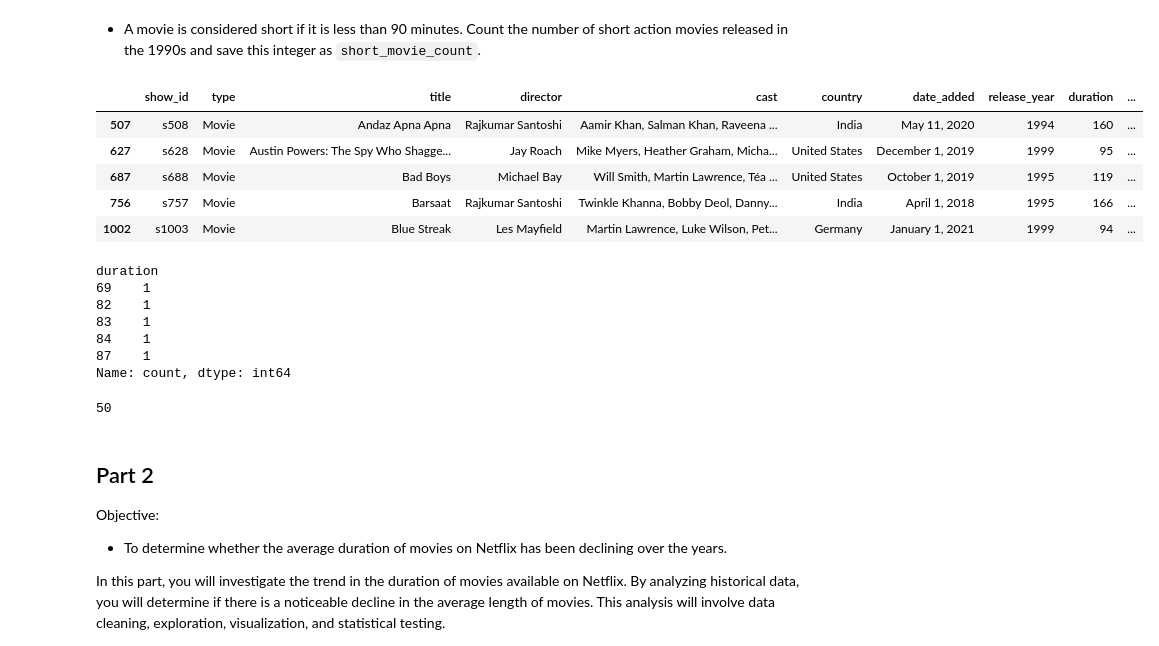
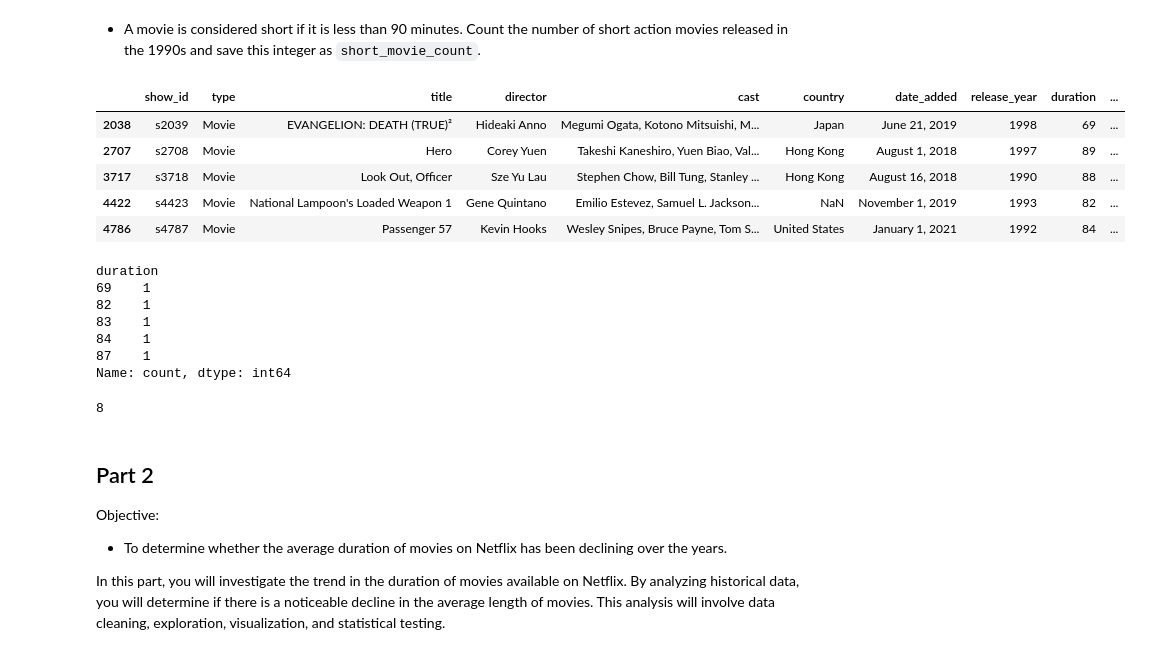
Before and after one commit to shigeokitamura/CICCC_lab, a Jupyter notebook: mini_project_2/main.ipynb, the cells around one changed output. Drawn from its saved outputs; the diff is of its cells as text; code cells hidden in the pictures.

```diff
--- a/mini_project_2/main.ipynb
+++ b/mini_project_2/main.ipynb
@@ -92,15 +92,15 @@ Name: proportion, dtype: float64
 # %% [markdown]
 * A movie is considered short if it is less than 90 minutes. Count the number of short action movies released in the 1990s and save this integer as `short_movie_count`.
 # %%
-short_action_movies_90s = df[(df['release_year'].between(1990, 1999)) & (df['genre'] == 'Action')]
+short_action_movies_90s = df[(df['release_year'].between(1990, 1999)) & (df['genre'] == 'Action') & (df['duration'] < 90)]
 short_action_movies_90s.head()
 # %% [output]
 |  | show_id | type | title | director | cast | country | date_added | release_year | duration | ... |
-| 507 | s508 | Movie | Andaz Apna Apna | Rajkumar Santoshi | Aamir Khan, Salman Khan, Raveena ... | India | May 11, 2020 | 1994 | 160 | ... |
-| 627 | s628 | Movie | Austin Powers: The Spy Who Shagge... | Jay Roach | Mike Myers, Heather Graham, Micha... | United States | December 1, 2019 | 1999 | 95 | ... |
-| 687 | s688 | Movie | Bad Boys | Michael Bay | Will Smith, Martin Lawrence, Téa ... | United States | October 1, 2019 | 1995 | 119 | ... |
-| 756 | s757 | Movie | Barsaat | Rajkumar Santoshi | Twinkle Khanna, Bobby Deol, Danny... | India | April 1, 2018 | 1995 | 166 | ... |
-| 1002 | s1003 | Movie | Blue Streak | Les Mayfield | Martin Lawrence, Luke Wilson, Pet... | Germany | January 1, 2021 | 1999 | 94 | ... |
+| 2038 | s2039 | Movie | EVANGELION: DEATH (TRUE)² | Hideaki Anno | Megumi Ogata, Kotono Mitsuishi, M... | Japan | June 21, 2019 | 1998 | 69 | ... |
+| 2707 | s2708 | Movie | Hero | Corey Yuen | Takeshi Kaneshiro, Yuen Biao, Val... | Hong Kong | August 1, 2018 | 1997 | 89 | ... |
+| 3717 | s3718 | Movie | Look Out, Officer | Sze Yu Lau | Stephen Chow, Bill Tung, Stanley ... | Hong Kong | August 16, 2018 | 1990 | 88 | ... |
+| 4422 | s4423 | Movie | National Lampoon's Loaded Weapon 1 | Gene Quintano | Emilio Estevez, Samuel L. Jackson... | NaN | November 1, 2019 | 1993 | 82 | ... |
+| 4786 | s4787 | Movie | Passenger 57 | Kevin Hooks | Wesley Snipes, Bruce Payne, Tom S... | United States | January 1, 2021 | 1992 | 84 | ... |
 # %%
 short_action_movies_90s['duration'].value_counts().sort_index().head()
 # %% [output]
@@ -115,7 +115,7 @@ Name: count, dtype: int64
 short_movie_count = len(short_action_movies_90s)
 short_movie_count
 # %% [output]
-50
+8
 # %% [markdown]
 ## Part 2
 Objective:
```
